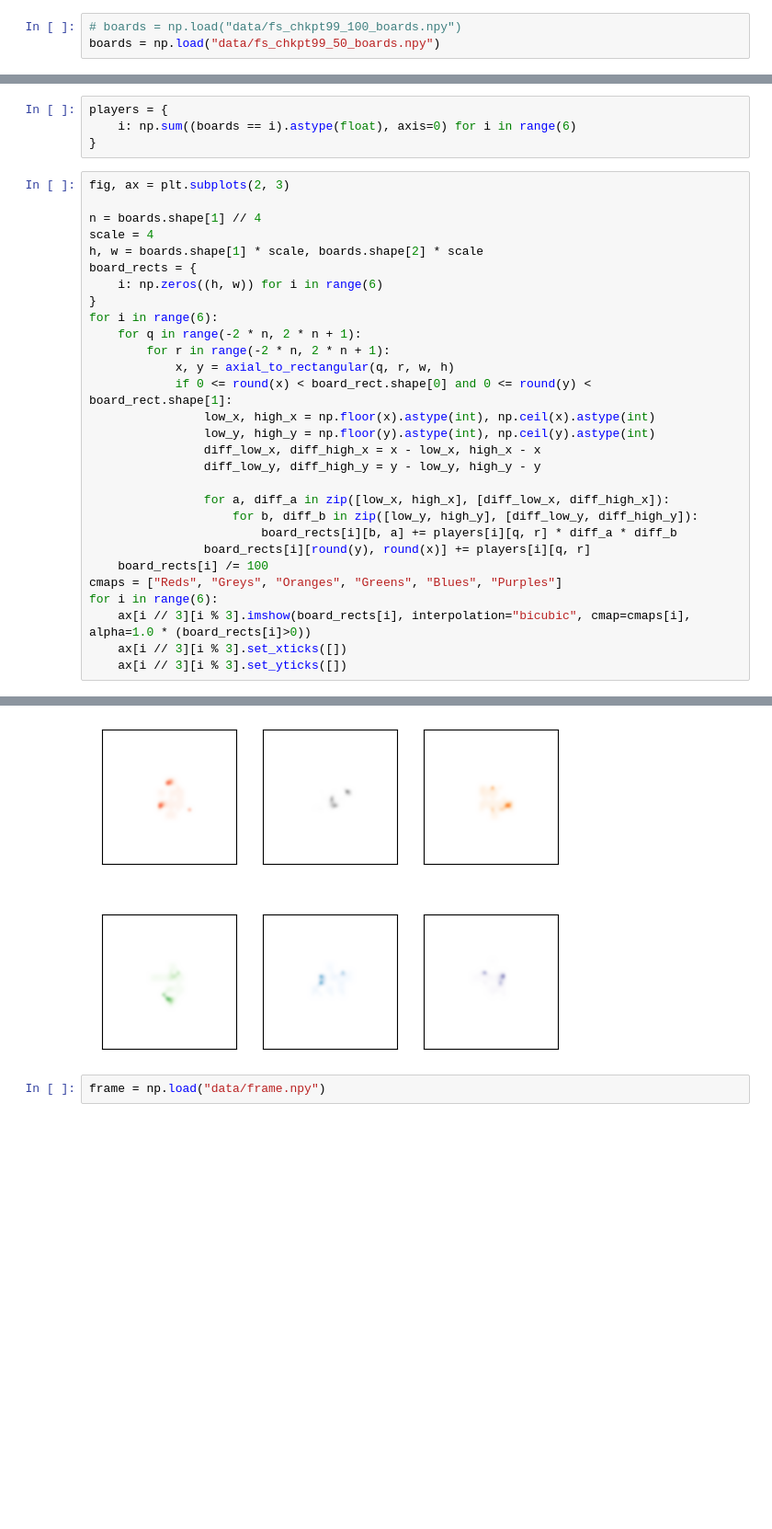
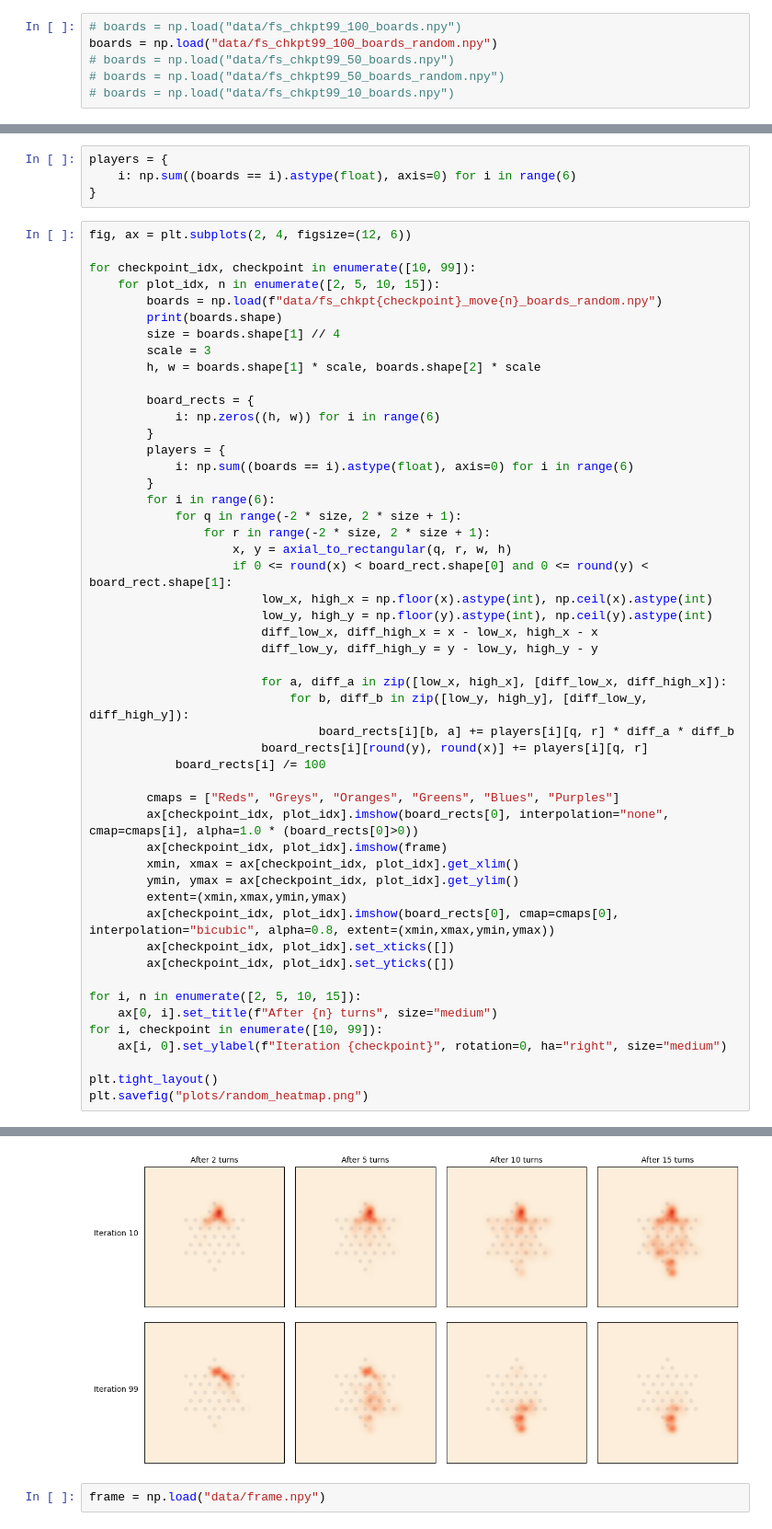
Before and after one commit to noahadhikari/pettingzoo-chinese-checkers, a Jupyter notebook: analysis/heatmap.ipynb, the cells around one changed output, grey strips where cells are left out. Shown at 92% size. Saved outputs shown, nothing was run; the diff lists cells and outputs as text; blank space fills up the shorter version.

Commit message:
Board heatmaps

```diff
--- a/analysis/heatmap.ipynb
+++ b/analysis/heatmap.ipynb
@@ -4,7 +4,10 @@ import pandas as pd
 import matplotlib.pyplot as plt
 # %%
 # boards = np.load("data/fs_chkpt99_100_boards.npy")
-boards = np.load("data/fs_chkpt99_50_boards.npy")
+boards = np.load("data/fs_chkpt99_100_boards_random.npy")
+# boards = np.load("data/fs_chkpt99_50_boards.npy")
+# boards = np.load("data/fs_chkpt99_50_boards_random.npy")
+# boards = np.load("data/fs_chkpt99_10_boards.npy")
 # %%
 def axial_to_rectangular(q: int, r: int, w, h, scale=1):
     screen_center_x, screen_center_y = w / 2, h / 2
@@ -19,32 +22,53 @@ players = {
     i: np.sum((boards == i).astype(float), axis=0) for i in range(6)
 }
 # %%
-fig, ax = plt.subplots(2, 3)
+fig, ax = plt.subplots(2, 4, figsize=(12, 6))
 
-n = boards.shape[1] // 4
-scale = 4
-h, w = boards.shape[1] * scale, boards.shape[2] * scale
-board_rects = {
-    i: np.zeros((h, w)) for i in range(6)
-}
-for i in range(6):
-    for q in range(-2 * n, 2 * n + 1):
-        for r in range(-2 * n, 2 * n + 1):
-            x, y = axial_to_rectangular(q, r, w, h)
-            if 0 <= round(x) < board_rect.shape[0] and 0 <= round(y) < board_rect.shape[1]:
-                low_x, high_x = np.floor(x).astype(int), np.ceil(x).astype(int)
-                low_y, high_y = np.floor(y).astype(int), np.ceil(y).astype(int)
-                diff_low_x, diff_high_x = x - low_x, high_x - x
-                diff_low_y, diff_high_y = y - low_y, high_y - y
+for checkpoint_idx, checkpoint in enumerate([10, 99]):
+    for plot_idx, n in enumerate([2, 5, 10, 15]):
+        boards = np.load(f"data/fs_chkpt{checkpoint}_move{n}_boards_random.npy")
+        print(boards.shape)
+        size = boards.shape[1] // 4
+        scale = 3
+        h, w = boards.shape[1] * scale, boards.shape[2] * scale
 
-                for a, diff_a in zip([low_x, high_x], [diff_low_x, diff_high_x]):
-                    for b, diff_b in zip([low_y, high_y], [diff_low_y, diff_high_y]):
-                        board_rects[i][b, a] += players[i][q, r] * diff_a * diff_b
-                board_rects[i][round(y), round(x)] += players[i][q, r]
-    board_rects[i] /= 100
-cmaps = ["Reds", "Greys", "Oranges", "Greens", "Blues", "Purples"]
-for i in range(6):
-    ax[i // 3][i % 3].imshow(board_rects[i], interpolation="bicubic", cmap=cmaps[i], alpha=1.0 * (board_rects[i]>0))
-    ax[i // 3][i % 3].set_xticks([])
-    ax[i // 3][i % 3].set_yticks([])
+        board_rects = {
+            i: np.zeros((h, w)) for i in range(6)
+        }
+        players = {
+            i: np.sum((boards == i).astype(float), axis=0) for i in range(6)
+        }
+        for i in range(6):
+            for q in range(-2 * size, 2 * size + 1):
+                for r in range(-2 * size, 2 * size + 1):
+                    x, y = axial_to_rectangular(q, r, w, h)
+                    if 0 <= round(x) < board_rect.shape[0] and 0 <= round(y) < board_rect.shape[1]:
+                        low_x, high_x = np.floor(x).astype(int), np.ceil(x).astype(int)
+                        low_y, high_y = np.floor(y).astype(int), np.ceil(y).astype(int)
+                        diff_low_x, diff_high_x = x - low_x, high_x - x
+                        diff_low_y, diff_high_y = y - low_y, high_y - y
+
+                        for a, diff_a in zip([low_x, high_x], [diff_low_x, diff_high_x]):
+                            for b, diff_b in zip([low_y, high_y], [diff_low_y, diff_high_y]):
+                                board_rects[i][b, a] += players[i][q, r] * diff_a * diff_b
+                        board_rects[i][round(y), round(x)] += players[i][q, r]
+            board_rects[i] /= 100
+
+        cmaps = ["Reds", "Greys", "Oranges", "Greens", "Blues", "Purples"]
+        ax[checkpoint_idx, plot_idx].imshow(board_rects[0], interpolation="none", cmap=cmaps[i], alpha=1.0 * (board_rects[0]>0))
+        ax[checkpoint_idx, plot_idx].imshow(frame)
+        xmin, xmax = ax[checkpoint_idx, plot_idx].get_xlim()
+        ymin, ymax = ax[checkpoint_idx, plot_idx].get_ylim()
+        extent=(xmin,xmax,ymin,ymax)
+        ax[checkpoint_idx, plot_idx].imshow(board_rects[0], cmap=cmaps[0], interpolation="bicubic", alpha=0.8, extent=(xmin,xmax,ymin,ymax))
+        ax[checkpoint_idx, plot_idx].set_xticks([])
+        ax[checkpoint_idx, plot_idx].set_yticks([])
+
+for i, n in enumerate([2, 5, 10, 15]):
+    ax[0, i].set_title(f"After {n} turns", size="medium")
+for i, checkpoint in enumerate([10, 99]):
+    ax[i, 0].set_ylabel(f"Iteration {checkpoint}", rotation=0, ha="right", size="medium")
+
+plt.tight_layout()
+plt.savefig("plots/random_heatmap.png")
 # %% [output]
@@ -51,4 +83,4 @@ for i in range(6):
-[figure, old version]
+[figure, new version]
 # %%
 frame = np.load("data/frame.npy")
 # %%
```
Also changed, not shown: parts of 3 cells of this notebook, 15 other files.
